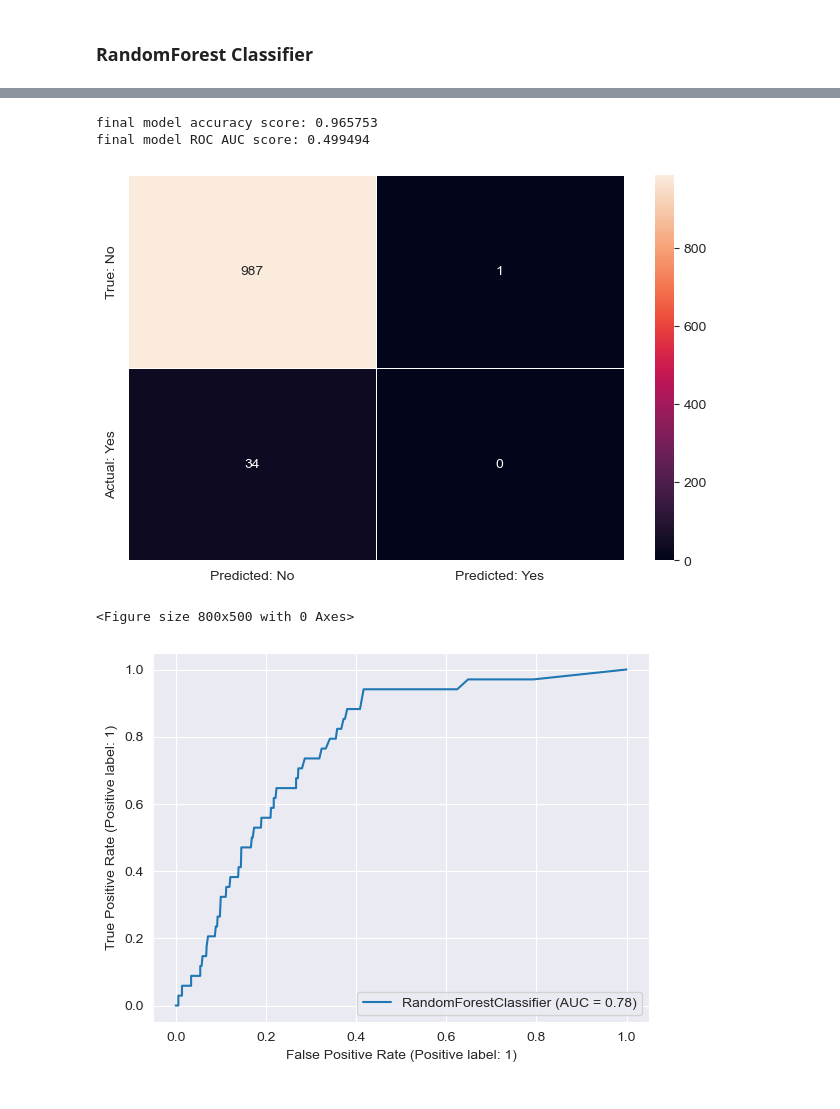
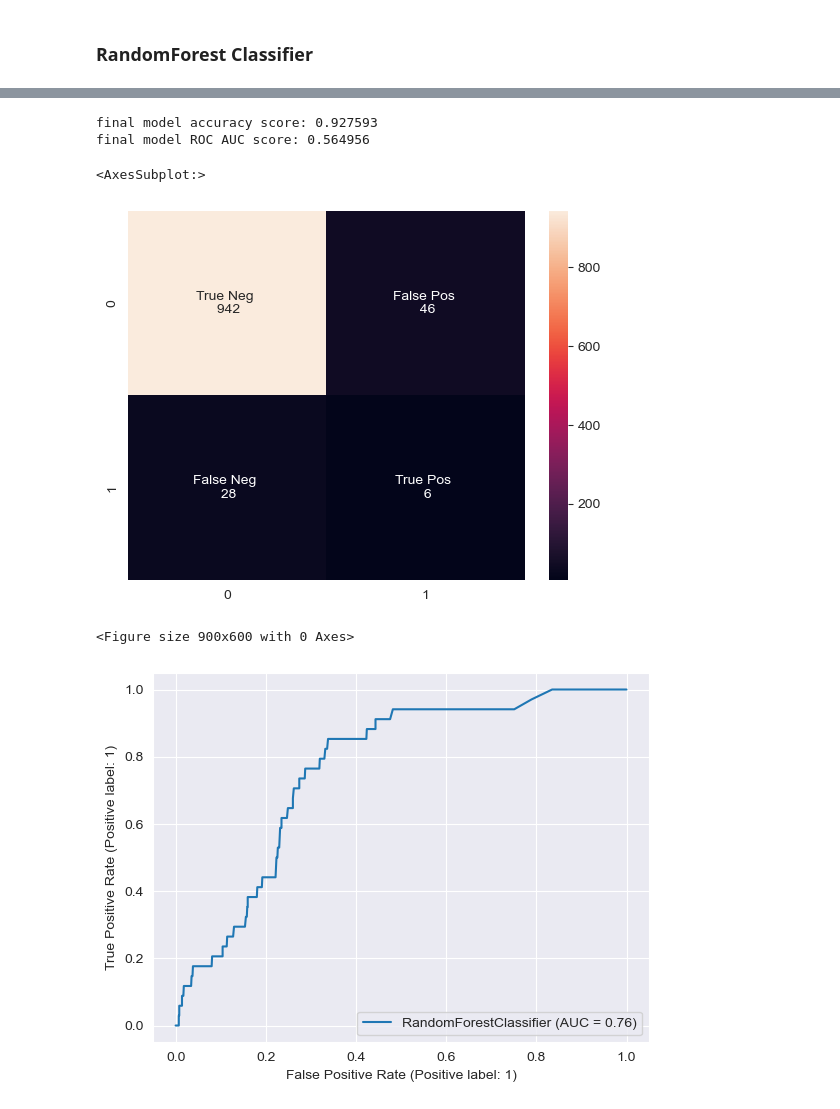
Before and after one commit to alekgralek/Stroke-EDA-and-classification, a Jupyter notebook: Stroke_analysis_prediction.ipynb, the cells around one changed output, grey strips where cells are left out. Saved outputs shown, nothing was run; the diff lists cells and outputs as text; code cells hidden in the pictures.

```diff
--- a/Stroke_analysis_prediction.ipynb
+++ b/Stroke_analysis_prediction.ipynb
@@ -397,29 +365,30 @@ plt.show()
 # %%
 rf = RandomForestClassifier(n_estimators=1000, random_state=444)
 
-rf.fit(X_train, y_train)
+rf.fit(X_train_resampled, y_train_resampled)
 y_pred = rf.predict(X_test)
 
 print('final model accuracy score: %f' %accuracy_score(y_test, y_pred))
 print('final model ROC AUC score: %f' %roc_auc_score(y_test, y_pred))
 # %% [output]
-final model accuracy score: 0.965753
-final model ROC AUC score: 0.499494
+final model accuracy score: 0.927593
+final model ROC AUC score: 0.564956
-# %%
-plt.figure(figsize = (8,5))
-
-cm = confusion_matrix(y_test,y_pred)
-conf_matrix = pd.DataFrame(data = cm, columns = ['Predicted: No', 'Predicted: Yes'], index = ['True: No', 'Actual: Yes'])
-sns.heatmap(conf_matrix, annot = True, fmt = 'd', linewidths=.5)
-
-plt.show()
-# %% [output]
-[figure, removed]
+# %%
+cm = confusion_matrix(y_test,y_pred)
+group_names = ['True Neg','False Pos','False Neg','True Pos']
+group_counts = ['{0:0.0f}'.format(value) for value in cm.flatten()]
+
+labels = [f'{v1} \n {v2}' for v1, v2  in zip(group_names, group_counts)]
+labels = np.asarray(labels).reshape(2,2)
+sns.heatmap(cm, annot=labels, fmt='')
+# %% [output]
+<AxesSubplot:>
+[figure, added]
 # %%
-plt.figure(figsize = (8,5))
+plt.figure(figsize = (9,6))
 plot_roc_curve(rf, X_test, y_test)
 plt.show()
 # %% [output]
-<Figure size 800x500 with 0 Axes>
+<Figure size 900x600 with 0 Axes>
-[figure, old version]
+[figure, new version]
 # %%
```
Also changed, not shown: parts of 24 cells of this notebook.
